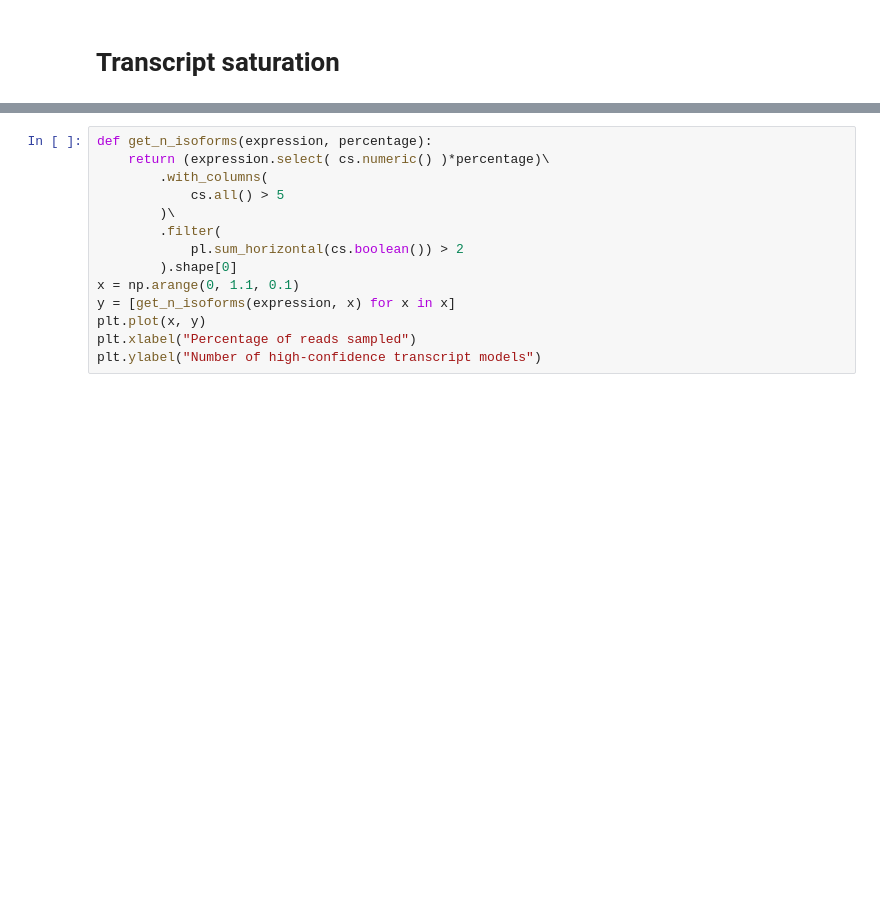
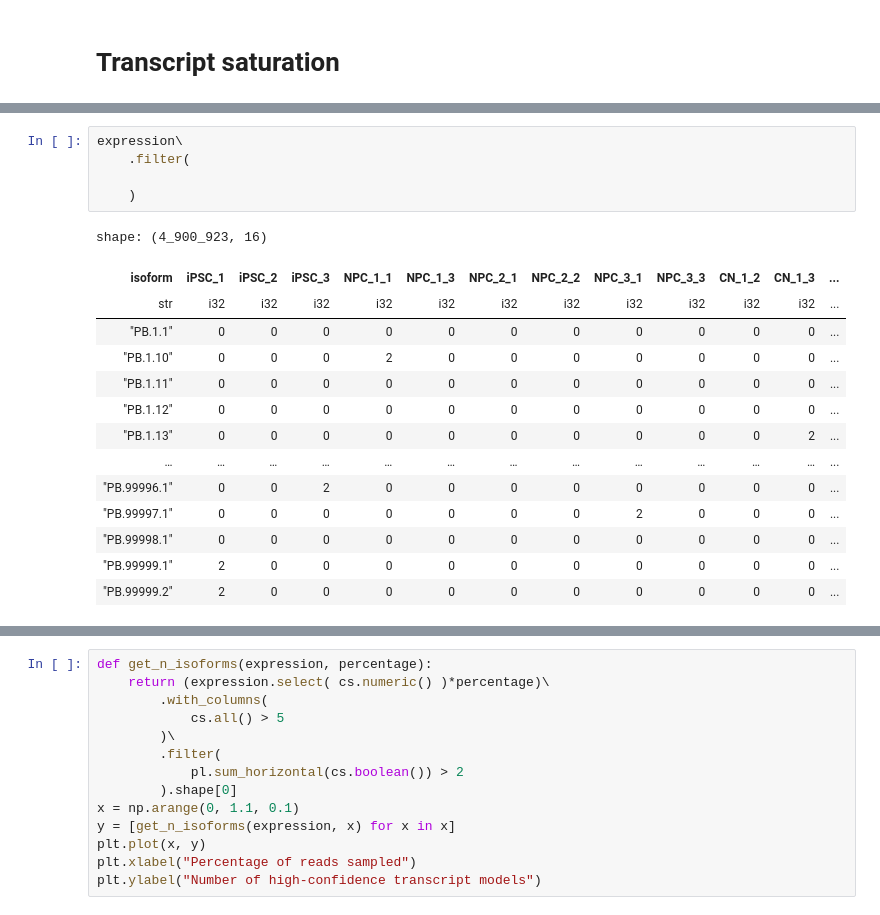
Before and after one commit to nuoxuxu/SFARI, a Jupyter notebook: notebooks/transcriptome_figures.ipynb, the cells around one changed output, grey strips where cells are left out. Saved outputs shown, nothing was run; the diff lists cells and outputs as text; blank space fills up the shorter version.

```diff
--- a/notebooks/transcriptome_figures.ipynb
+++ b/notebooks/transcriptome_figures.ipynb
@@ -30,0 +53,20 @@ expression = pl.read_parquet("nextflow_results/V47/fulll_expression.parquet")
+# %%
+expression\
+    .filter(
+
+    )
+# %% [output]
+shape: (4_900_923, 16)
+| isoform | iPSC_1 | iPSC_2 | iPSC_3 | NPC_1_1 | NPC_1_3 | NPC_2_1 | NPC_2_2 | NPC_3_1 | NPC_3_3 | CN_1_2 | CN_1_3 | ... |
+| str | i32 | i32 | i32 | i32 | i32 | i32 | i32 | i32 | i32 | i32 | i32 | ... |
+| "PB.1.1" | 0 | 0 | 0 | 0 | 0 | 0 | 0 | 0 | 0 | 0 | 0 | ... |
+| "PB.1.10" | 0 | 0 | 0 | 2 | 0 | 0 | 0 | 0 | 0 | 0 | 0 | ... |
+| "PB.1.11" | 0 | 0 | 0 | 0 | 0 | 0 | 0 | 0 | 0 | 0 | 0 | ... |
+| "PB.1.12" | 0 | 0 | 0 | 0 | 0 | 0 | 0 | 0 | 0 | 0 | 0 | ... |
+| "PB.1.13" | 0 | 0 | 0 | 0 | 0 | 0 | 0 | 0 | 0 | 0 | 2 | ... |
+| … | … | … | … | … | … | … | … | … | … | … | … | ... |
+| "PB.99996.1" | 0 | 0 | 2 | 0 | 0 | 0 | 0 | 0 | 0 | 0 | 0 | ... |
+| "PB.99997.1" | 0 | 0 | 0 | 0 | 0 | 0 | 0 | 2 | 0 | 0 | 0 | ... |
+| "PB.99998.1" | 0 | 0 | 0 | 0 | 0 | 0 | 0 | 0 | 0 | 0 | 0 | ... |
+| "PB.99999.1" | 2 | 0 | 0 | 0 | 0 | 0 | 0 | 0 | 0 | 0 | 0 | ... |
+| "PB.99999.2" | 2 | 0 | 0 | 0 | 0 | 0 | 0 | 0 | 0 | 0 | 0 | ... |
```
Also changed, not shown: parts of 9 cells of this notebook, 11 other files.
